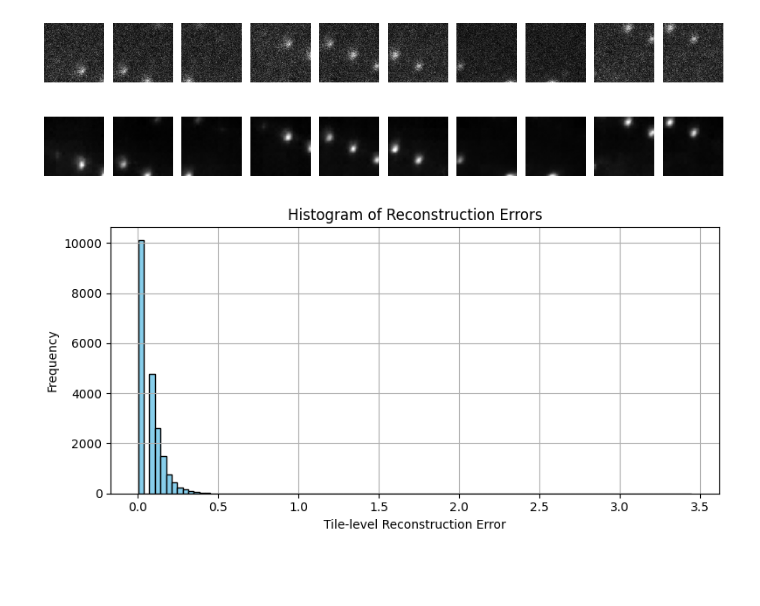
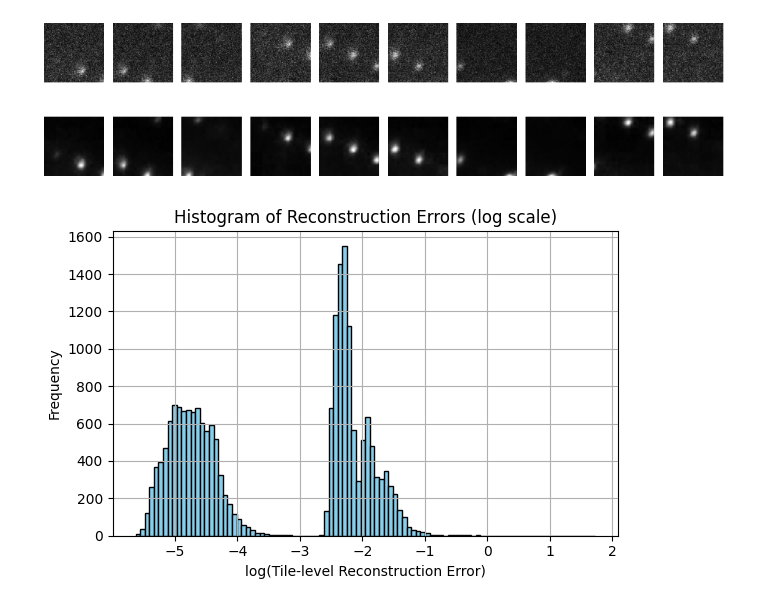
Before and after one commit to manyyeon/anomaly_detection, a Jupyter notebook: CAE.ipynb, the cells around one changed output. Cells and saved outputs as stored; diff of their text form; code cells hidden in the pictures; blank space fills up the shorter version.

Commit message:
refactor, add plot of anomaly probability

```diff
--- a/CAE.ipynb
+++ b/CAE.ipynb
@@ -460,21 +501,22 @@ with torch.no_grad():
     recon_batch, _ = model(val_tensor.to(device))
     recon_batch = recon_batch.cpu().numpy()
     original = val_tensor.cpu().numpy()
-
-# Compute MSE per tile (reconstruction error)
-errors = ((original - recon_batch) ** 2).mean(axis=(1, 2, 3))  # shape: (N,)
-
-# Plot histogram (e.g., 50 bins)
-plt.figure(figsize=(8, 4))
-plt.hist(errors, bins=100, color='skyblue', edgecolor='black')
-plt.xlabel('Tile-level Reconstruction Error')
-plt.ylabel('Frequency')
-plt.title('Histogram of Reconstruction Errors')
-plt.grid(True)
-plt.tight_layout()
-plt.show()
-# %% [output]
-[figure, removed]
+# %%
+# Compute MSE per tile (reconstruction error)
+errors = ((original - recon_batch) ** 2).mean(axis=(1, 2, 3))  # shape: (N,)
+log_errors = np.log(errors)
+
+# Plot histogram (e.g., 100 bins)
+plt.figure(figsize=(6, 4))
+plt.hist(log_errors, bins=100, color='skyblue', edgecolor='black')
+plt.xlabel('log(Tile-level Reconstruction Error)')
+plt.ylabel('Frequency')
+plt.title('Histogram of Reconstruction Errors (log scale)')
+plt.grid(True)
+plt.tight_layout()
+plt.show()
+# %% [output]
+[figure, added]
 # %%
 image_indexes = preprocess.test_image_indexes  # e.g., [0, 34, 67, ..., total_tiles]
 reconstruction_errors = ((original - recon_batch) ** 2).mean(axis=(1, 2, 3))  # shape: (N_tiles,)
```
Also changed, not shown: parts of 9 cells of this notebook.
